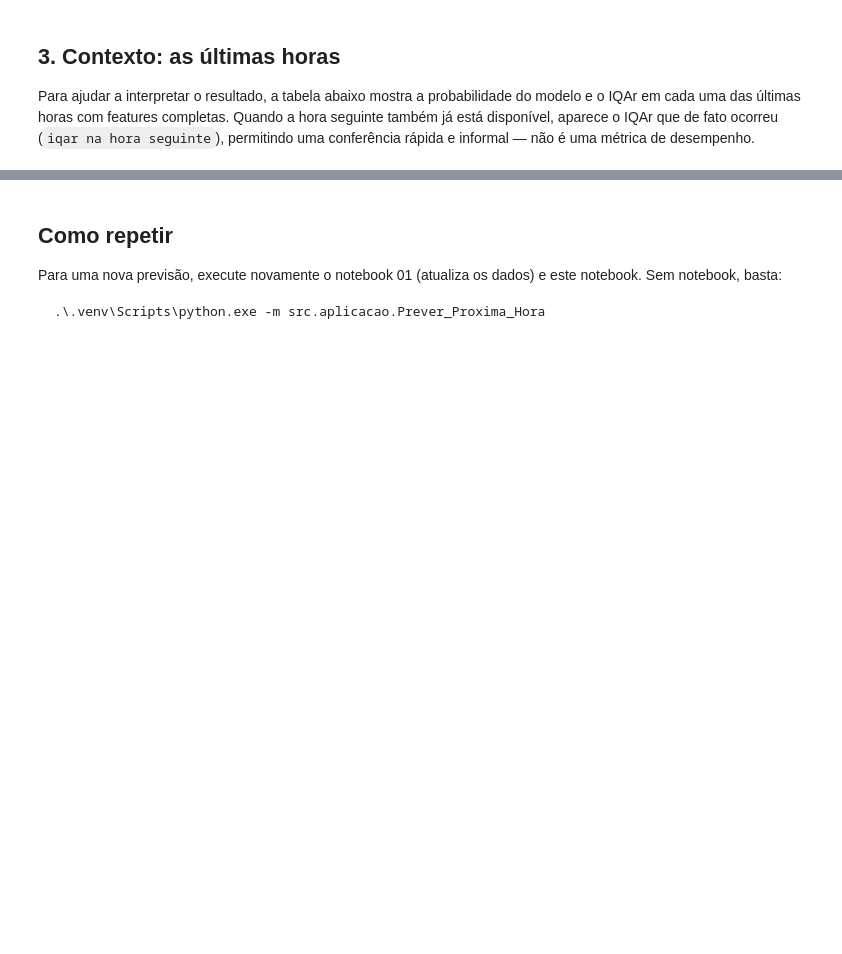
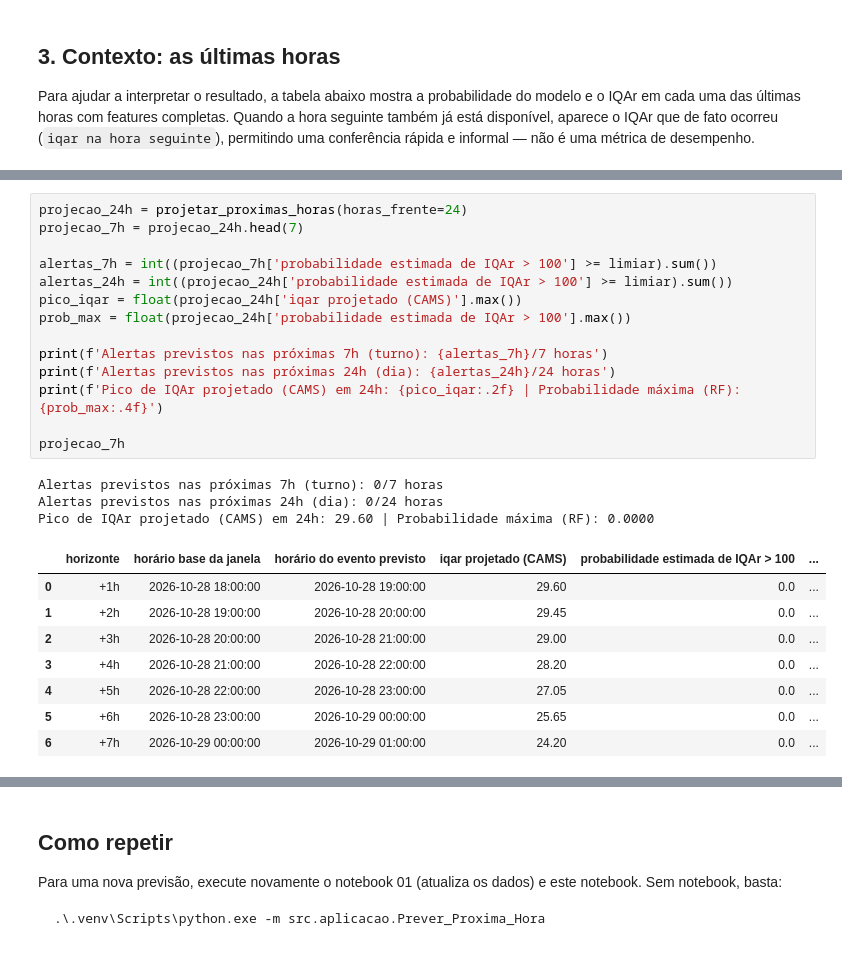
Before and after one commit to DiogoGomesB/Ciencia-de-Dados-e-Aprendizagem-de-Maquina, a Jupyter notebook: notebooks/03_Previsao_Proxima_Hora.ipynb, the cells around one changed output, grey strips where cells are left out. Cells and saved outputs as stored; diff of their text form; blank space fills up the shorter version.

```diff
--- a/notebooks/03_Previsao_Proxima_Hora.ipynb
+++ b/notebooks/03_Previsao_Proxima_Hora.ipynb
@@ -108,0 +96,26 @@ completas[['time', 'iqar', 'probabilidade', 'alerta', 'iqar na hora seguinte']].
+# %%
+projecao_24h = projetar_proximas_horas(horas_frente=24)
+projecao_7h = projecao_24h.head(7)
+
+alertas_7h = int((projecao_7h['probabilidade estimada de IQAr > 100'] >= limiar).sum())
+alertas_24h = int((projecao_24h['probabilidade estimada de IQAr > 100'] >= limiar).sum())
+pico_iqar = float(projecao_24h['iqar projetado (CAMS)'].max())
+prob_max = float(projecao_24h['probabilidade estimada de IQAr > 100'].max())
+
+print(f'Alertas previstos nas próximas 7h (turno): {alertas_7h}/7 horas')
+print(f'Alertas previstos nas próximas 24h (dia): {alertas_24h}/24 horas')
+print(f'Pico de IQAr projetado (CAMS) em 24h: {pico_iqar:.2f} | Probabilidade máxima (RF): {prob_max:.4f}')
+
+projecao_7h
+# %% [output]
+Alertas previstos nas próximas 7h (turno): 0/7 horas
+Alertas previstos nas próximas 24h (dia): 0/24 horas
+Pico de IQAr projetado (CAMS) em 24h: 29.60 | Probabilidade máxima (RF): 0.0000
+|  | horizonte | horário base da janela | horário do evento previsto | iqar projetado (CAMS) | probabilidade estimada de IQAr > 100 | ... |
+| 0 | +1h | 2026-10-28 18:00:00 | 2026-10-28 19:00:00 | 29.60 | 0.0 | ... |
+| 1 | +2h | 2026-10-28 19:00:00 | 2026-10-28 20:00:00 | 29.45 | 0.0 | ... |
+| 2 | +3h | 2026-10-28 20:00:00 | 2026-10-28 21:00:00 | 29.00 | 0.0 | ... |
+| 3 | +4h | 2026-10-28 21:00:00 | 2026-10-28 22:00:00 | 28.20 | 0.0 | ... |
+| 4 | +5h | 2026-10-28 22:00:00 | 2026-10-28 23:00:00 | 27.05 | 0.0 | ... |
+| 5 | +6h | 2026-10-28 23:00:00 | 2026-10-29 00:00:00 | 25.65 | 0.0 | ... |
+| 6 | +7h | 2026-10-29 00:00:00 | 2026-10-29 01:00:00 | 24.20 | 0.0 | ... |
```
Also changed, not shown: parts of 5 cells of this notebook, 10 other files.
